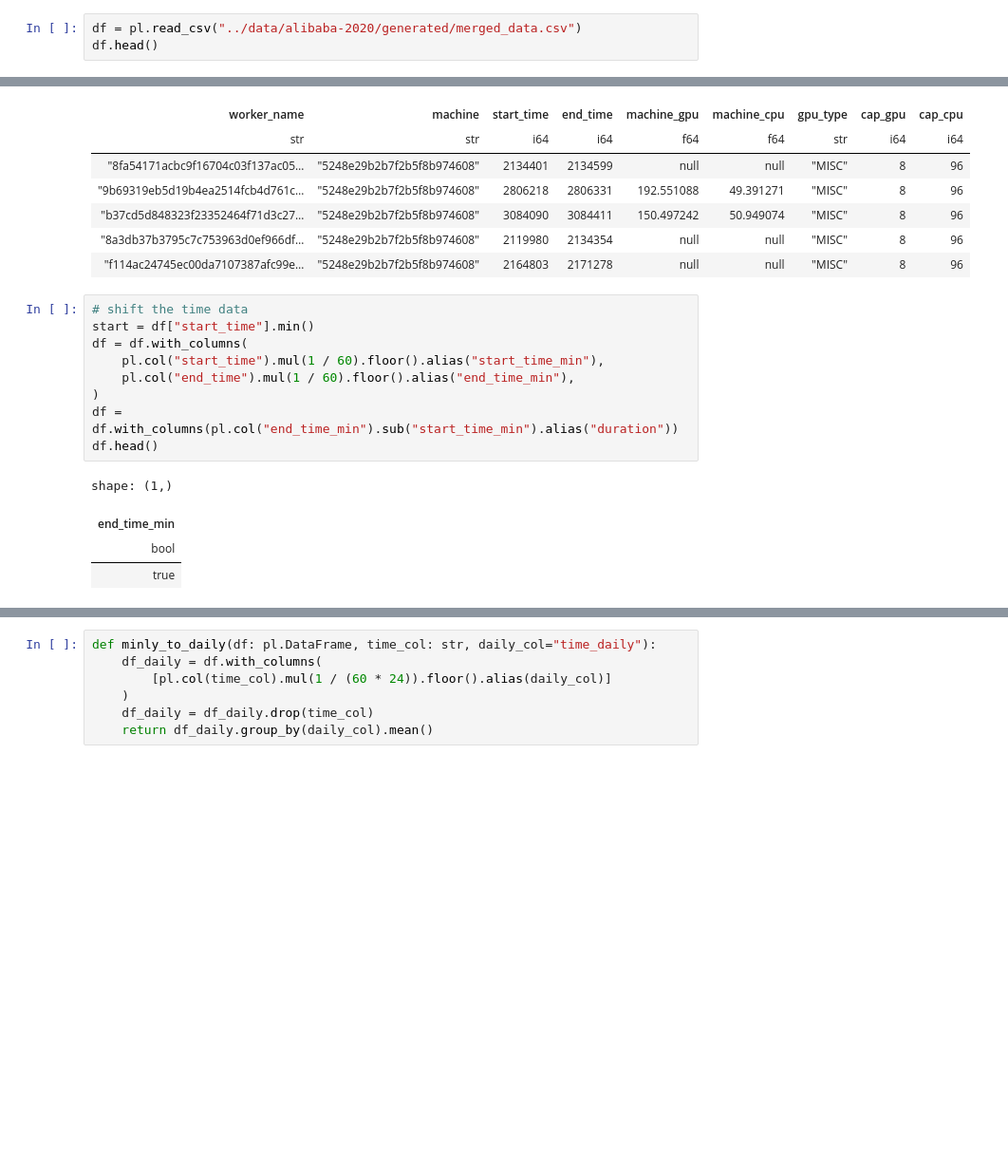
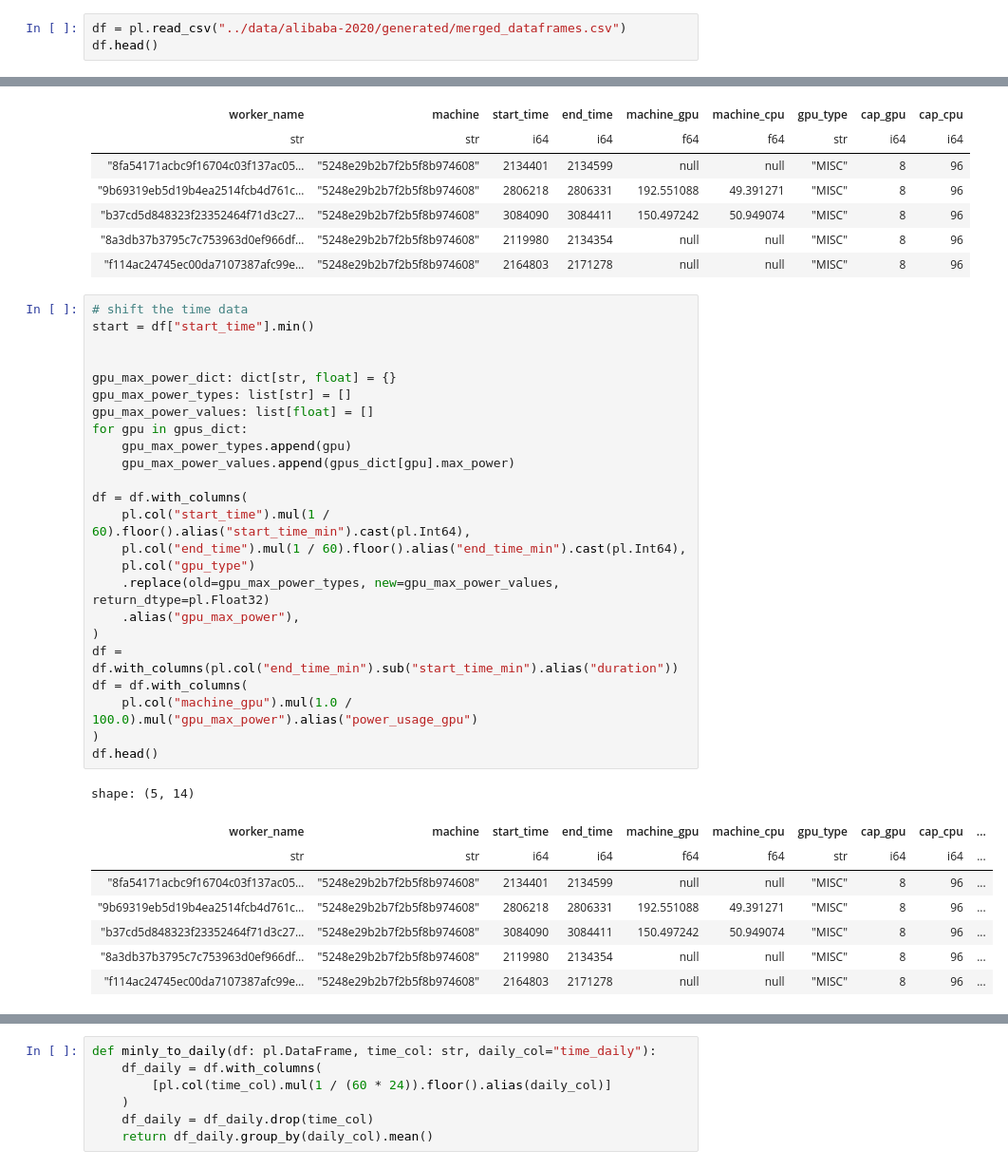
Before and after one commit to aigic8/data-center, a Jupyter notebook: demand/data_demand/src/002_calc_gpu_active_power.ipynb, the cells around one changed output, grey strips where cells are left out. Shown at 95% size. Saved outputs shown, nothing was run; the diff lists cells and outputs as text; blank space fills up the shorter version.

```diff
--- a/demand/data_demand/src/002_calc_gpu_active_power.ipynb
+++ b/demand/data_demand/src/002_calc_gpu_active_power.ipynb
@@ -7,5 +9,5 @@ import matplotlib.pyplot as plt
 # %%
-df = pl.read_csv("../data/alibaba-2020/generated/merged_data.csv")
+df = pl.read_csv("../data/alibaba-2020/generated/merged_dataframes.csv")
 df.head()
 # %% [output]
 shape: (5, 9)
@@ -19,17 +21,36 @@ shape: (5, 9)
 # %%
 # shift the time data
 start = df["start_time"].min()
+
+
+gpu_max_power_dict: dict[str, float] = {}
+gpu_max_power_types: list[str] = []
+gpu_max_power_values: list[float] = []
+for gpu in gpus_dict:
+    gpu_max_power_types.append(gpu)
+    gpu_max_power_values.append(gpus_dict[gpu].max_power)
+
 df = df.with_columns(
-    pl.col("start_time").mul(1 / 60).floor().alias("start_time_min"),
-    pl.col("end_time").mul(1 / 60).floor().alias("end_time_min"),
+    pl.col("start_time").mul(1 / 60).floor().alias("start_time_min").cast(pl.Int64),
+    pl.col("end_time").mul(1 / 60).floor().alias("end_time_min").cast(pl.Int64),
+    pl.col("gpu_type")
+    .replace(old=gpu_max_power_types, new=gpu_max_power_values, return_dtype=pl.Float32)
+    .alias("gpu_max_power"),
 )
 df = df.with_columns(pl.col("end_time_min").sub("start_time_min").alias("duration"))
+df = df.with_columns(
+    pl.col("machine_gpu").mul(1.0 / 100.0).mul("gpu_max_power").alias("power_usage_gpu")
+)
 df.head()
 # %% [output]
-shape: (1,)
+shape: (5, 14)
-| end_time_min |
-| bool |
-| true |
+| worker_name | machine | start_time | end_time | machine_gpu | machine_cpu | gpu_type | cap_gpu | cap_cpu | ... |
+| str | str | i64 | i64 | f64 | f64 | str | i64 | i64 | ... |
+| "8fa54171acbc9f16704c03f137ac05… | "5248e29b2b7f2b5f8b974608" | 2134401 | 2134599 | null | null | "MISC" | 8 | 96 | ... |
+| "9b69319eb5d19b4ea2514fcb4d761c… | "5248e29b2b7f2b5f8b974608" | 2806218 | 2806331 | 192.551088 | 49.391271 | "MISC" | 8 | 96 | ... |
+| "b37cd5d848323f23352464f71d3c27… | "5248e29b2b7f2b5f8b974608" | 3084090 | 3084411 | 150.497242 | 50.949074 | "MISC" | 8 | 96 | ... |
+| "8a3db37b3795c7c753963d0ef966df… | "5248e29b2b7f2b5f8b974608" | 2119980 | 2134354 | null | null | "MISC" | 8 | 96 | ... |
+| "f114ac24745ec00da7107387afc99e… | "5248e29b2b7f2b5f8b974608" | 2164803 | 2171278 | null | null | "MISC" | 8 | 96 | ... |
 # %%
 df_gpus = df.filter(df["machine_gpu"].is_not_null())
 ic(df_gpus["duration"].mean())
```
Also changed, not shown: parts of 8 cells of this notebook, 30 other files.
